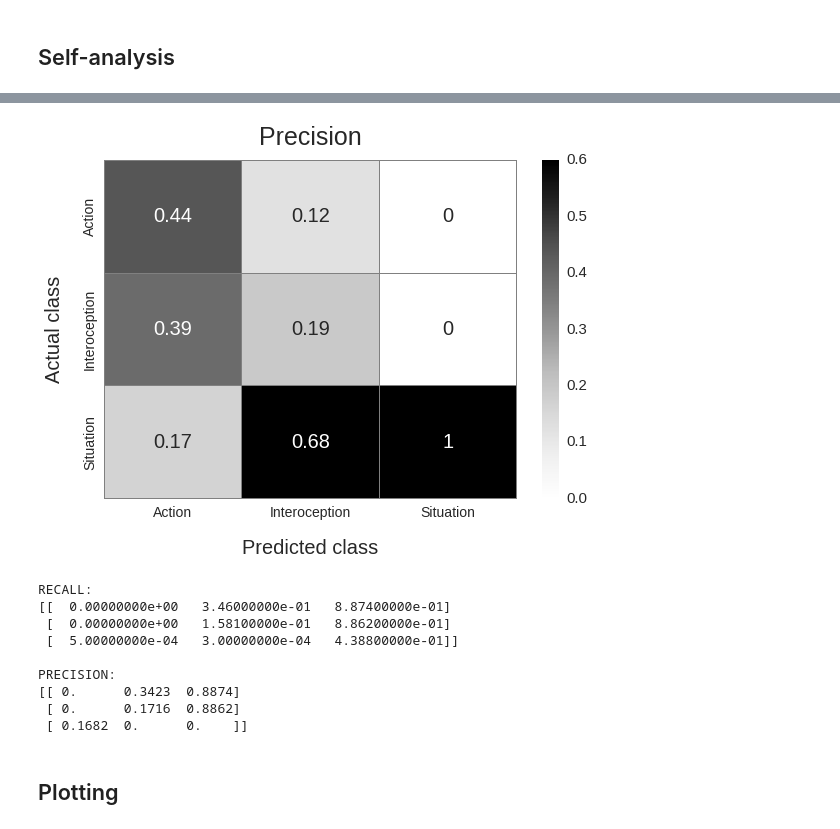
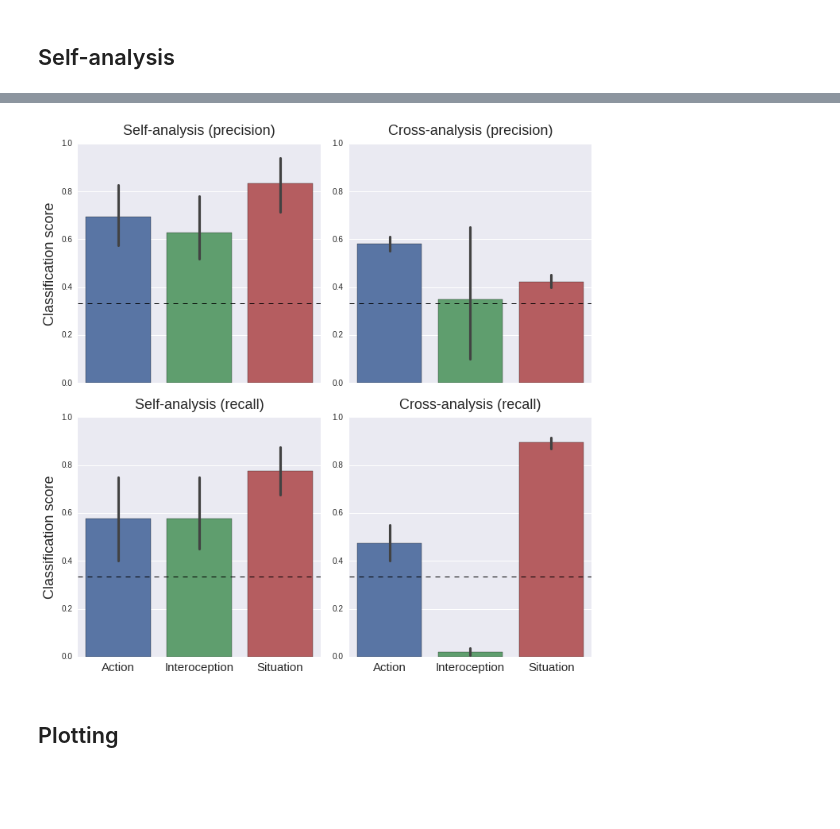
Before and after one commit to lukassnoek/DecodingEmotions, a Jupyter notebook: ANALYSES/EXTRA_ANALYSES/conditionaverage_decoding/statistics_conditionaverage_mvpa.ipynb, the cells around one changed output, grey strips where cells are left out. Drawn from its saved outputs; the diff is of its cells as text; code cells hidden in the pictures; blank space fills up the shorter version.

```diff
--- a/ANALYSES/EXTRA_ANALYSES/conditionaverage_decoding/statistics_conditionaverage_mvpa.ipynb
+++ b/ANALYSES/EXTRA_ANALYSES/conditionaverage_decoding/statistics_conditionaverage_mvpa.ipynb
@@ -115,6 +99,0 @@ perm_scores = pd.concat([pd.read_csv(p, sep='\t').mean() for p in perms], axis=1
-# %%
-fig, ax = plt.subplots(1, 3, sharex=True, figsize=(15, 5))
-
-for i, metric in enumerate(['Accuracy', 'Precision', 'Recall']):
-    sns.distplot(perm_scores[metric], ax=ax[i])
-    ax[i].axvline(x=so_scores.mean()[metric], color='r', linestyle='--')
@@ -165,34 +100,42 @@ plt.savefig(op.join(plot_dir, 'recall_other_to_self.png'))
-# %%
-labels = ['Action', 'Interoception', 'Situation']
-plt.figure(figsize=(8,6))
-ax = sns.heatmap(os_precision, cmap=plt.cm.Greys, annot=True,
-                 linewidths=0.1, linecolor='grey', vmax=.6, cbar=True, annot_kws={'fontsize': 20})
-cax = plt.gcf().axes[-1]
-cax.tick_params(labelsize=15)
-plt.xticks(np.arange(3)+0.5, labels, fontsize=14)
-plt.yticks(np.arange(3)+0.5, labels[::-1], fontsize=14)
-plt.xlabel('Predicted class', fontsize=20, labelpad=19)
-plt.ylabel('Actual class', fontsize=20, labelpad=19)
-plt.title('Precision', fontsize=25, y=1.03)
-plt.tight_layout(pad=0.1)
-plt.savefig(op.join(plot_dir, 'precision_other_to_self.png'))
-# %% [output]
-[figure, removed]
-# %%
-perm_scores = np.concatenate([np.load(c) / np.load(c).sum(axis=0) for c in perms])
-print('RECALL:')
-print((os_recall < perm_scores).sum(axis=0) / float(len(perm_scores)))
-print('\nPRECISION:')
-print((os_precision < perm_scores).sum(axis=0) / float(len(perm_scores)))
-# %% [output]
-RECALL:
-[[  0.00000000e+00   3.46000000e-01   8.87400000e-01]
- [  0.00000000e+00   1.58100000e-01   8.86200000e-01]
- [  5.00000000e-04   3.00000000e-04   4.38800000e-01]]
-
-PRECISION:
-[[ 0.      0.3423  0.8874]
- [ 0.      0.1716  0.8862]
- [ 0.1682  0.      0.    ]]
+# %%
+tmp = np.load(op.join(self_dir, 'confmat.npy'))
+self_plotdata = {'precision': tmp / tmp.sum(axis=1)[:, np.newaxis],
+                 'recall': tmp / tmp.sum(axis=2)[:, np.newaxis]}
+
+tmp = np.load(op.join(so_dir, 'confmat.npy'))
+so_plotdata = {'precision': tmp / tmp.sum(axis=1)[:, np.newaxis],
+               'recall': tmp / tmp.sum(axis=2)[:, np.newaxis]}
+
+all_data = {'Self-analysis': self_plotdata,
+            'Cross-analysis': so_plotdata}
+
+all_perms = {'Self-analysis': self_perms,
+             'Cross-analysis': so_perms}
+# %%
+fig, ax = plt.subplots(2, 2, sharex=True, figsize=(10, 10))
+
+for i, metric in enumerate(['precision', 'recall']):
+
+    for ii, analysis in enumerate(['Self-analysis', 'Cross-analysis']):
+        #std = all_perms[analysis][metric][:, (0, 1, 2), (0, 1, 2)].std(axis=0)
+        # ^ std from permutations could also be used (but kinda confusing)
+
+        data = all_data[analysis][metric][:, (0, 1, 2), (0, 1, 2)]
+        data[np.isnan(data)] = 0
+        sns.barplot(data=data, ax=ax[i][ii], ci=95)#, yerr=std,
+                    #error_kw=dict(ecolor='black', lw=2, capsize=2, capthick=2))
+        ax[i][ii].set_ylim((0, 1))
+        ax[i][ii].set_title('%s (%s)' % (analysis, metric), fontsize=18, y=1.02)
+        ax[i][ii].axhline(y=0.333, color='black', linestyle='--', lw=1)
+        if i == 1:
+            ax[i][ii].set_xticklabels(['Action', 'Interoception', 'Situation'], fontsize=15)
+
+        if ii == 0:
+            ax[i][ii].set_ylabel('Classification score', fontsize=18)
+
+plt.tight_layout(pad=1.5)
+plt.savefig(op.join(plot_dir, 'condition_average_results.png'))
+# %% [output]
+[figure, added]
 # %% [markdown]
 ## Plotting
```
Also changed, not shown: parts of 35 cells of this notebook, 7 other files.
